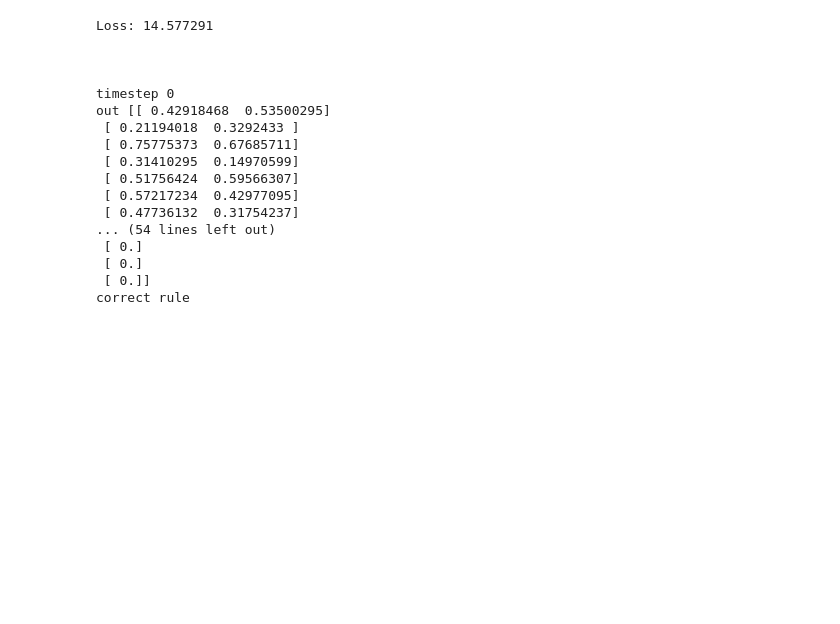
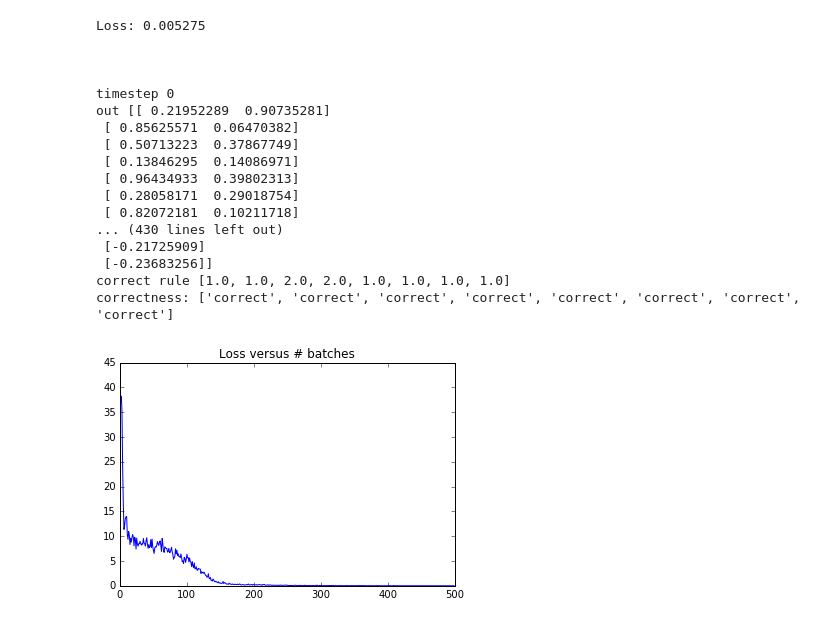
Before and after one commit to adammarblestone-zz/mediodorsalthalamus, a Jupyter notebook: MD_model_v002.ipynb, the cells around one changed output. Cells and saved outputs as stored; diff of their text form; code cells hidden in the pictures; blank space fills up the shorter version.

```diff
--- a/MD_model_v002.ipynb
+++ b/MD_model_v002.ipynb
@@ -9,12 +9,12 @@ import matplotlib.pyplot as plt
 # %%
 # Parameters of the network
 num_units_PFC = 30
-num_timesteps = 10
 num_hidden_sensorymotor = 20
+num_timesteps = 12
 
 # Parameters of the training
-batch_size = 16
-num_batches = 50
+batch_size = 8
+num_batches = 500
 learning_rate = 0.01
 # %%
 # DEFINITION OF THE TASK
@@ -93,7 +93,7 @@ for t in range(num_timesteps): # Iterating over time in the experiment, with bat
     PFC_state = PFC_step(input_data = current_cue, network_state = PFC_state_previous)
     # The output from the PFC into the sensorymotor system gives information about the rule that the sensory-motor system is supposed to execute
     with tf.variable_scope("PFC_output", reuse=DO_SHARE):
-        PFC_output = tf.contrib.layers.fully_connected(PFC_state[0], 1, activation_fn = tf.nn.relu) # Note the 1-dimensional rule output
+        PFC_output = tf.contrib.layers.fully_connected(PFC_state[0], 1, activation_fn = None) # Note the 1-dimensional rule output; also this layer is linear
     rules_chosen.append(PFC_output) # The info sent by PFC to the sensory-motor system, corresponding to the chosen rule
 
     input_rule_to_sensorymotor_system = PFC_output # The rule output from the PFC is sent to the sensory-motor system
@@ -149,43 +149,44 @@ in_aud_list = np.reshape(in_aud_list_unshaped, [num_batches,batch_size,num_times
 losses = []
 for b in range(num_batches): # Running the training batches
     ct_in = ct[b, :, :]
     in_v = in_vis_list[b, :, :]
     in_a = in_aud_list[b, :, :]
     os, l, rc, _ = sess.run([outs, loss, rules_chosen, train_op], feed_dict = {cue_timeseries:ct_in, input_vis: in_v, input_aud:in_a})
     # The outputs here are just for the last batch only...
     losses.append(l)
 
 # Printing the outputs for visual inspection
 print "Loss: %f" % l
 print "\n\n"
 for q in range(num_timesteps):
     print "timestep %i" % q
     print "out", os[q][:], "\n", "vis in", in_v[:,q],"\n", "aud in", in_a[:, q],"\n",\
     "rule chosen", rc[q][:],"\n", "correct rule",\
     [sess.run(cue_to_rule_mapping_function(q, float(ct_in[e,q]))) for e in range(batch_size)]
     print "correctness:", correctness(q, os, in_a, in_v, ct_in)
     print "\n"
 
 # Plotting the loss function over time to see the learning process
 plt.figure()
 plt.plot(losses)
 plt.title("Loss versus # batches")
 plt.show()
 # %% [output]
-Loss: 14.577291
+Loss: 0.005275
 
 
 
 timestep 0
-out [[ 0.42918468  0.53500295]
- [ 0.21194018  0.3292433 ]
- [ 0.75775373  0.67685711]
- [ 0.31410295  0.14970599]
- [ 0.51756424  0.59566307]
- [ 0.57217234  0.42977095]
- [ 0.47736132  0.31754237]
-... (54 lines left out)
- [ 0.]
- [ 0.]
- [ 0.]]
-correct rule
+out [[ 0.21952289  0.90735281]
+ [ 0.85625571  0.06470382]
+ [ 0.50713223  0.37867749]
+ [ 0.13846295  0.14086971]
+ [ 0.96434933  0.39802313]
+ [ 0.28058171  0.29018754]
+ [ 0.82072181  0.10211718]
+... (430 lines left out)
+ [-0.21725909]
+ [-0.23683256]]
+correct rule [1.0, 1.0, 2.0, 2.0, 1.0, 1.0, 1.0, 1.0]
+correctness: ['correct', 'correct', 'correct', 'correct', 'correct', 'correct', 'correct', 'correct']
+[figure, added]
```
